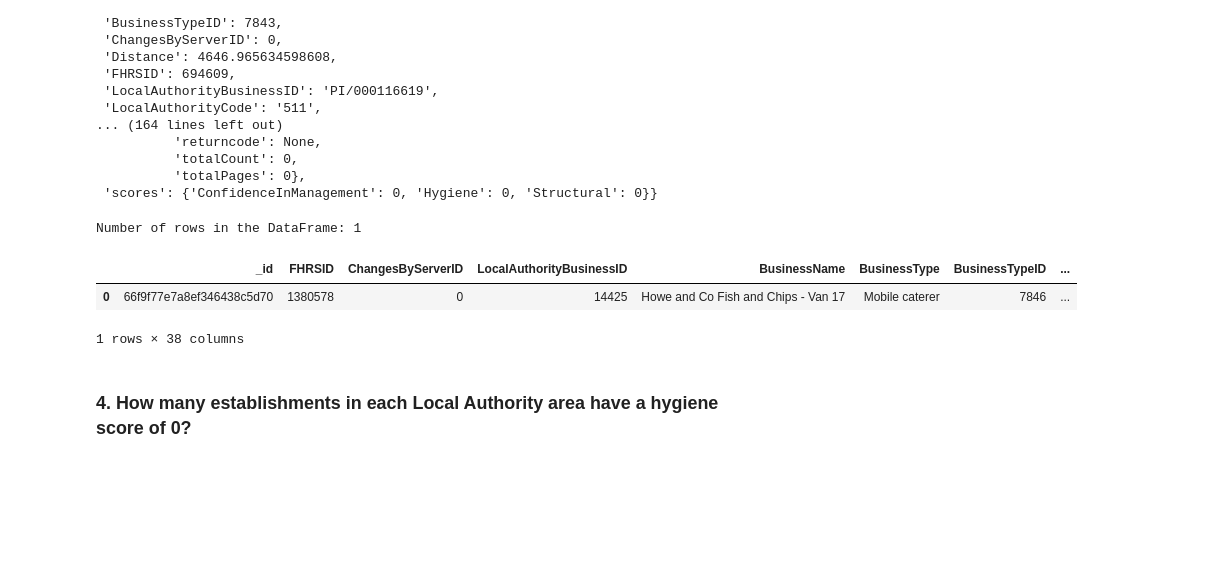
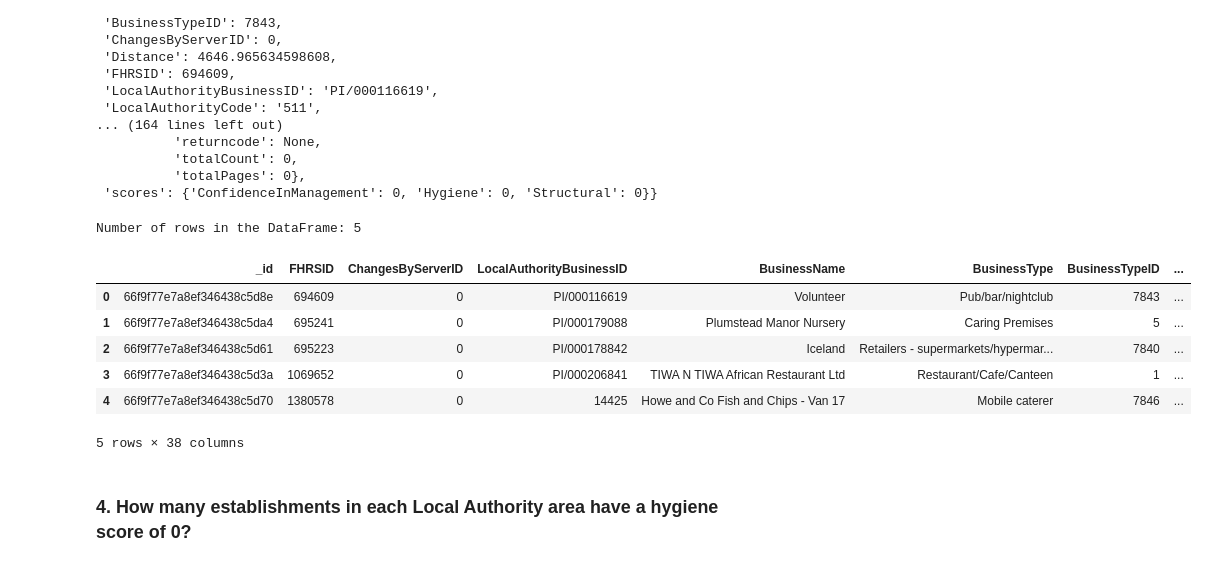
Before and after one commit to CassioSperb/MongoDB-challenge, a Jupyter notebook: Starter_Code/NoSQL_analysis_starter.ipynb, the cells around one changed output. Cells and saved outputs as stored; diff of their text form; code cells hidden in the pictures; blank space fills up the shorter version.

Commit message:
last commint of the night

```diff
--- a/Starter_Code/NoSQL_analysis_starter.ipynb
+++ b/Starter_Code/NoSQL_analysis_starter.ipynb
@@ -155,12 +155,14 @@ query = {
     'geocode.latitude': {'$gte': latitude - degree_search, '$lte': latitude + degree_search},
     'geocode.longitude': {'$gte': longitude - degree_search, '$lte': longitude + degree_search}
 }
-sort = [('score.Hygiene', 1)]
+sort = [('score.Hygiene', 1)] # sorted by lowest hygiene score
 limit = 5
 
 # Print the results
-for establisment in establishments.find(query).sort(sort).limit(limit):
+best_nearby = [] # new list to create the data frame from the for loop
+for establisment in establishments.find(query).sort(sort).limit(limit): # for loop to have all the results.
     pprint(establisment)
+    best_nearby.append(establisment) # Connecting the for loop return into the list.
 # %% [output]
 {'AddressLine1': '130 - 132 Plumstead High Street',
  'AddressLine2': '',
@@ -181,16 +183,20 @@ for establisment in establishments.find(query).sort(sort).limit(limit):
  'scores': {'ConfidenceInManagement': 0, 'Hygiene': 0, 'Structural': 0}}
 # %%
 # Convert result to Pandas DataFrame
-best_nearby_df = pd.json_normalize(establisment)
+best_nearby_df = pd.json_normalize(best_nearby)
 # Display the number of rows in the DataFrame
 print(f"Number of rows in the DataFrame: {len(best_nearby_df)}")
 # Display the first 10 rows of the DataFrame
 best_nearby_df.head(10)
 # %% [output]
-Number of rows in the DataFrame: 1
+Number of rows in the DataFrame: 5
 |  | _id | FHRSID | ChangesByServerID | LocalAuthorityBusinessID | BusinessName | BusinessType | BusinessTypeID | ... |
-| 0 | 66f9f77e7a8ef346438c5d70 | 1380578 | 0 | 14425 | Howe and Co Fish and Chips - Van 17 | Mobile caterer | 7846 | ... |
+| 0 | 66f9f77e7a8ef346438c5d8e | 694609 | 0 | PI/000116619 | Volunteer | Pub/bar/nightclub | 7843 | ... |
+| 1 | 66f9f77e7a8ef346438c5da4 | 695241 | 0 | PI/000179088 | Plumstead Manor Nursery | Caring Premises | 5 | ... |
+| 2 | 66f9f77e7a8ef346438c5d61 | 695223 | 0 | PI/000178842 | Iceland | Retailers - supermarkets/hypermar... | 7840 | ... |
+| 3 | 66f9f77e7a8ef346438c5d3a | 1069652 | 0 | PI/000206841 | TIWA N TIWA African Restaurant Ltd | Restaurant/Cafe/Canteen | 1 | ... |
+| 4 | 66f9f77e7a8ef346438c5d70 | 1380578 | 0 | 14425 | Howe and Co Fish and Chips - Van 17 | Mobile caterer | 7846 | ... |
-1 rows × 38 columns
+5 rows × 38 columns
 # %% [markdown]
 ### 4. How many establishments in each Local Authority area have a hygiene score of 0?
 # %%
```
Also changed, not shown: parts of 1 cell of this notebook.
